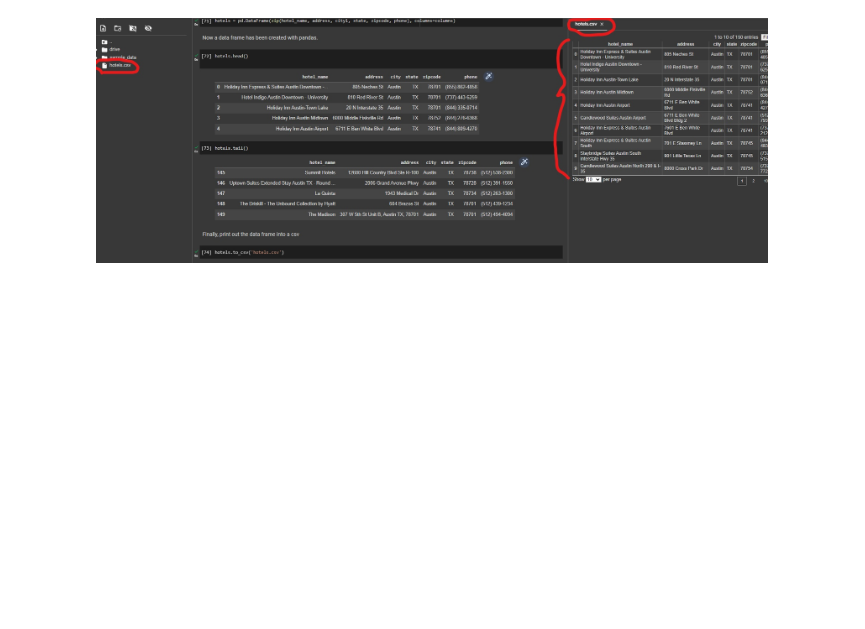
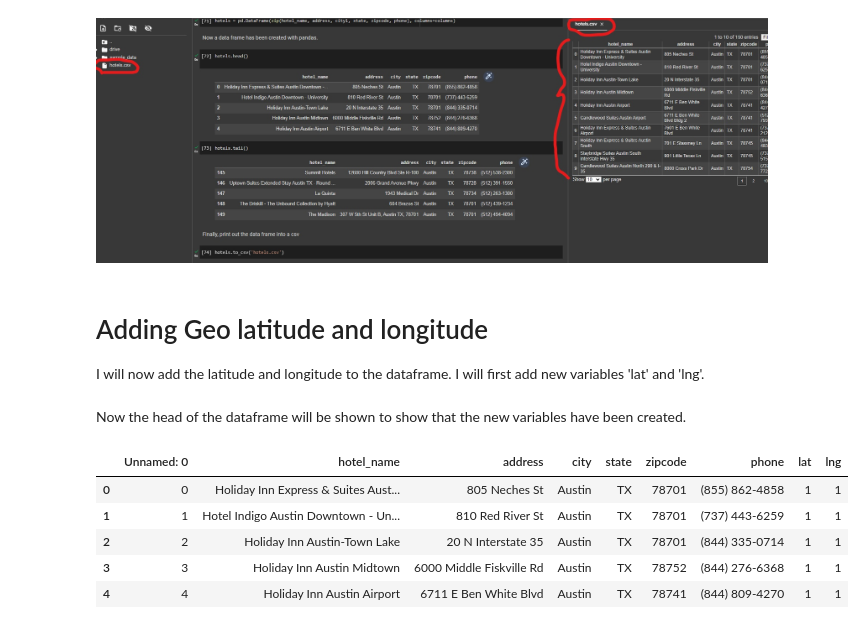
Before and after one commit to LACLanthony/hotel_webscrape, a Jupyter notebook: hotel.ipynb, the cells around one changed output. Drawn from its saved outputs; the diff is of its cells as text; code cells hidden in the pictures; blank space fills up the shorter version.

```diff
--- a/hotel.ipynb
+++ b/hotel.ipynb
@@ -177,3 +177,21 @@ Finally, print out the data frame into a csv
 hotels.to_csv('hotels.csv')
 # %% [markdown]
 ![Inkedhotelscsv.jpg](embedded-picture-1)
+# %% [markdown]
+# Adding Geo latitude and longitude
+
+I will now add the latitude and longitude to the dataframe. I will first add new variables 'lat' and 'lng'.
+# %%
+hotels['lat'] = str(1)
+hotels['lng'] = str(1)
+# %% [markdown]
+Now the head of the dataframe will be shown to show that the new variables have been created.
+# %%
+hotels.head()
+# %% [output]
+|  | Unnamed: 0 | hotel_name | address | city | state | zipcode | phone | lat | lng |
+| 0 | 0 | Holiday Inn Express & Suites Aust... | 805 Neches St | Austin | TX | 78701 | (855) 862-4858 | 1 | 1 |
+| 1 | 1 | Hotel Indigo Austin Downtown - Un... | 810 Red River St | Austin | TX | 78701 | (737) 443-6259 | 1 | 1 |
+| 2 | 2 | Holiday Inn Austin-Town Lake | 20 N Interstate 35 | Austin | TX | 78701 | (844) 335-0714 | 1 | 1 |
+| 3 | 3 | Holiday Inn Austin Midtown | 6000 Middle Fiskville Rd | Austin | TX | 78752 | (844) 276-6368 | 1 | 1 |
+| 4 | 4 | Holiday Inn Austin Airport | 6711 E Ben White Blvd | Austin | TX | 78741 | (844) 809-4270 | 1 | 1 |
```
Also changed, not shown: parts of 20 cells of this notebook.
